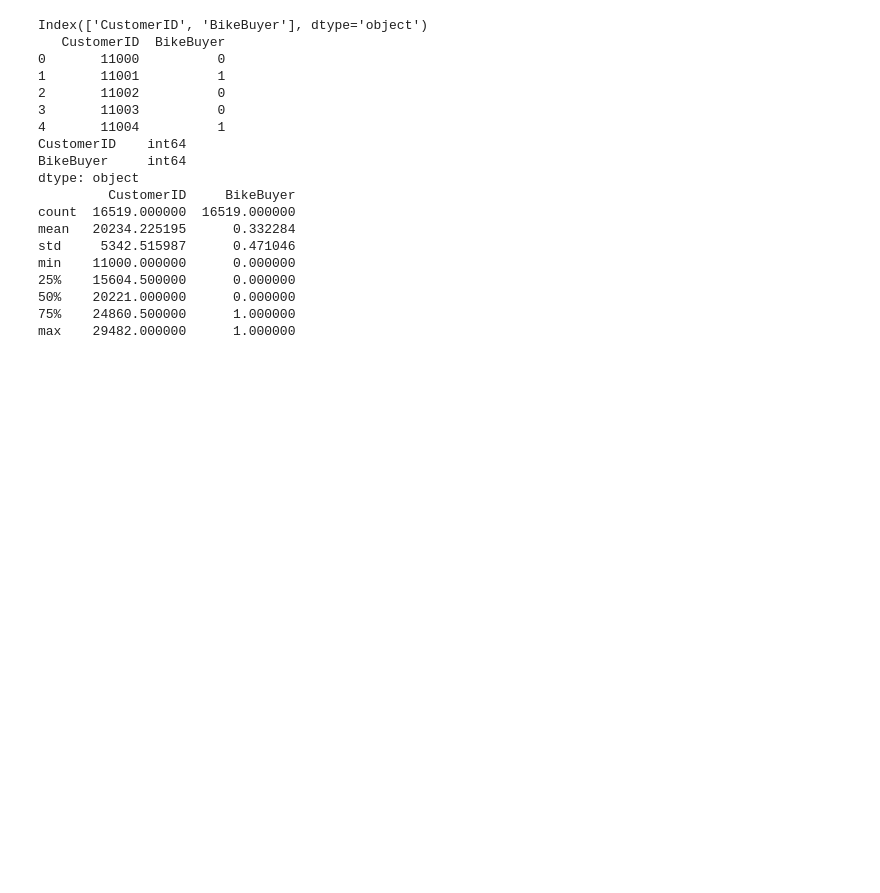
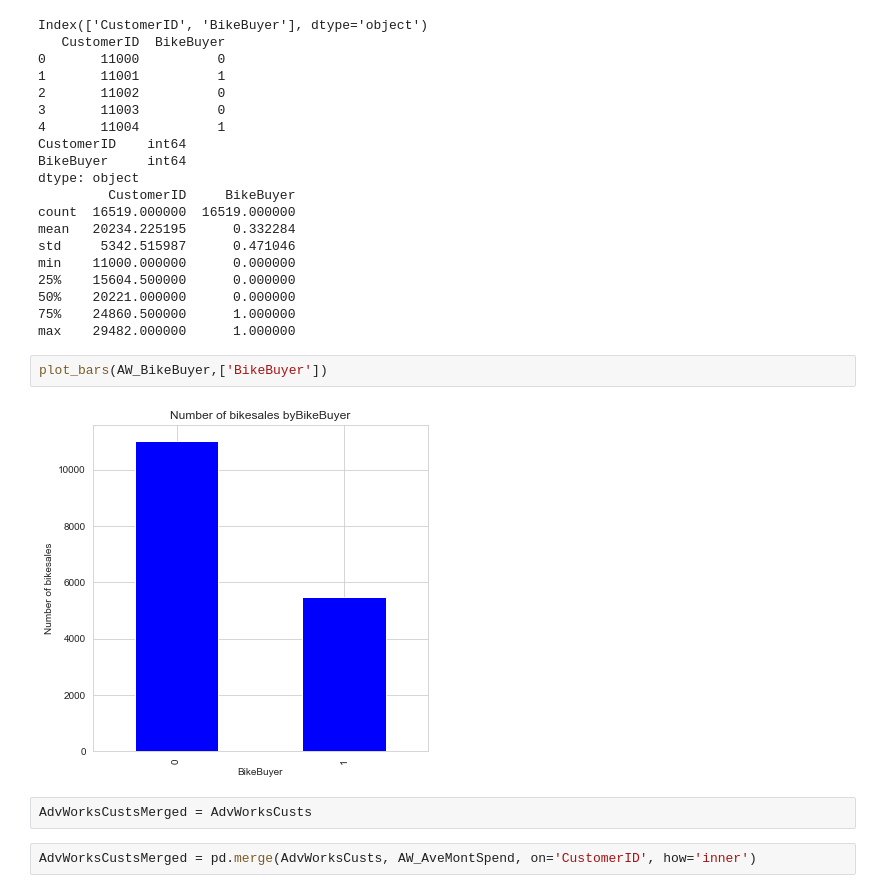
Before and after one commit to yenwel/Principles-of-Machine-Learning-Python, a Jupyter notebook: Final Exam/FinalExamNotebook.ipynb, the cells around one changed output. Cells and saved outputs as stored; diff of their text form; blank space fills up the shorter version.

Commit message:
merge data

```diff
--- a/Final Exam/FinalExamNotebook.ipynb
+++ b/Final Exam/FinalExamNotebook.ipynb
@@ -185,3 +185,11 @@ min    11000.000000      0.000000
 50%    20221.000000      0.000000
 75%    24860.500000      1.000000
 max    29482.000000      1.000000
+# %%
+plot_bars(AW_BikeBuyer,['BikeBuyer'])
+# %% [output]
+[figure, added]
+# %%
+AdvWorksCustsMerged = AdvWorksCusts
+# %%
+AdvWorksCustsMerged = pd.merge(AdvWorksCusts, AW_AveMontSpend, on='CustomerID', how='inner')
```
Also changed, not shown: parts of 5 cells of this notebook.
